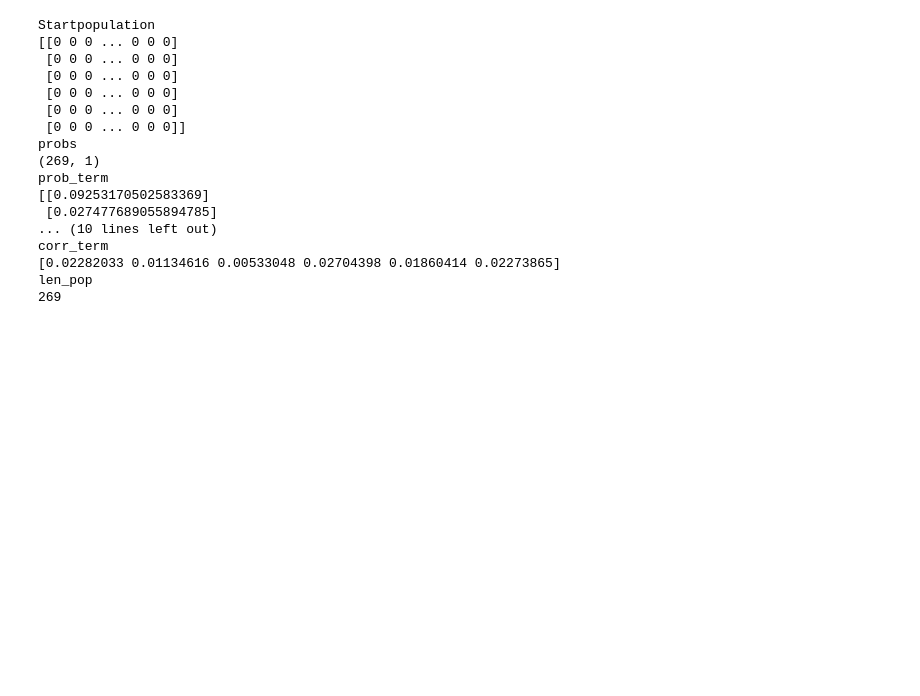
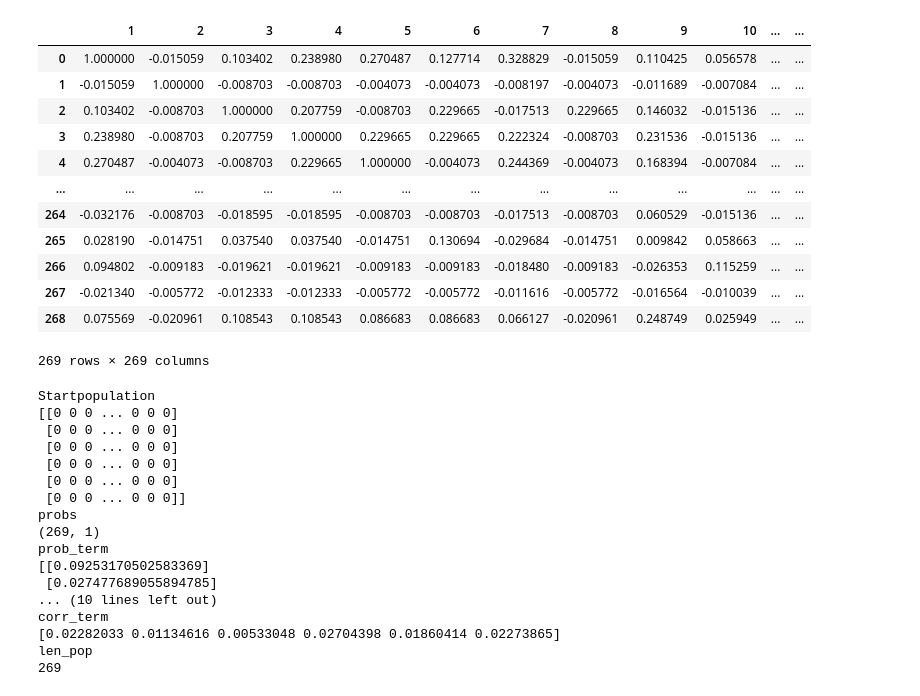
Before and after one commit to tobiasbudig/attack-hypotheses-generation, a Jupyter notebook: ga_model_binary.ipynb, the cells around one changed output. Drawn from its saved outputs; the diff is of its cells as text; code cells hidden in the pictures; blank space fills up the shorter version.

```diff
--- a/ga_model_binary.ipynb
+++ b/ga_model_binary.ipynb
@@ -7,23 +7,39 @@ import datetime
 # %%
 # read in excel with techniques and probabilities, sheet X removed latest 20%
 excel_file_X = pd.read_excel(r"C:\Users\Jurek\Documents\Uni\Teamprojekt\attack-hypotheses-generation\reduced_table_with_timestamps_and_props.xlsx", sheet_name="X")
 excel_file_X = excel_file_X.set_index(["ID"])
 
 # read in excel with correlations of techniques needed for fitness function
 excel_corr = pd.read_excel(r"C:\Users\Jurek\Documents\Uni\Teamprojekt\attack-hypotheses-generation\regression\corr_techniques.xlsx", sheet_name = "Sheet1")
 excel_corr = excel_corr.drop('Unnamed: 0', 1)
 
 # extract probabilities from excel and save as pd data frame
 probs = pd.DataFrame(excel_file_X.iloc[0])
 probs.iloc[0]
 probs = probs.iloc[1:]
 
 # read in excel with newest 20 percent of techniques for evaluation
 excel_file_Y = pd.read_excel(r"C:\Users\Jurek\Documents\Uni\Teamprojekt\attack-hypotheses-generation\reduced_table_with_timestamps_and_props.xlsx", sheet_name="y")
 excel_file_Y = excel_file_Y.drop(excel_file_Y.tail(2).index, axis=0)
 excel_file_Y.set_index('ID', inplace = True)
 excel_file_Y_t = excel_file_Y.T
 excel_file_Y_t = excel_file_Y_t.drop(['created'], axis = 0)
+
+excel_corr
+# %% [output]
+|  | 1 | 2 | 3 | 4 | 5 | 6 | 7 | 8 | 9 | 10 | ... | ... |
+| 0 | 1.000000 | -0.015059 | 0.103402 | 0.238980 | 0.270487 | 0.127714 | 0.328829 | -0.015059 | 0.110425 | 0.056578 | ... | ... |
+| 1 | -0.015059 | 1.000000 | -0.008703 | -0.008703 | -0.004073 | -0.004073 | -0.008197 | -0.004073 | -0.011689 | -0.007084 | ... | ... |
+| 2 | 0.103402 | -0.008703 | 1.000000 | 0.207759 | -0.008703 | 0.229665 | -0.017513 | 0.229665 | 0.146032 | -0.015136 | ... | ... |
+| 3 | 0.238980 | -0.008703 | 0.207759 | 1.000000 | 0.229665 | 0.229665 | 0.222324 | -0.008703 | 0.231536 | -0.015136 | ... | ... |
+| 4 | 0.270487 | -0.004073 | -0.008703 | 0.229665 | 1.000000 | -0.004073 | 0.244369 | -0.004073 | 0.168394 | -0.007084 | ... | ... |
+| ... | ... | ... | ... | ... | ... | ... | ... | ... | ... | ... | ... | ... |
+| 264 | -0.032176 | -0.008703 | -0.018595 | -0.018595 | -0.008703 | -0.008703 | -0.017513 | -0.008703 | 0.060529 | -0.015136 | ... | ... |
+| 265 | 0.028190 | -0.014751 | 0.037540 | 0.037540 | -0.014751 | 0.130694 | -0.029684 | -0.014751 | 0.009842 | 0.058663 | ... | ... |
+| 266 | 0.094802 | -0.009183 | -0.019621 | -0.019621 | -0.009183 | -0.009183 | -0.018480 | -0.009183 | -0.026353 | 0.115259 | ... | ... |
+| 267 | -0.021340 | -0.005772 | -0.012333 | -0.012333 | -0.005772 | -0.005772 | -0.011616 | -0.005772 | -0.016564 | -0.010039 | ... | ... |
+| 268 | 0.075569 | -0.020961 | 0.108543 | 0.108543 | 0.086683 | 0.086683 | 0.066127 | -0.020961 | 0.248749 | 0.025949 | ... | ... |
+269 rows × 269 columns
 # %%
 # read csv, convert creation dates to datetime format, sort column creation date
 # csv_file = pd.read_csv(r"C:\Users\Jurek\Documents\Uni\Teamprojekt\attack-hypotheses-generation\matrix-with-timestemps-READY.csv",sep=";")
```
